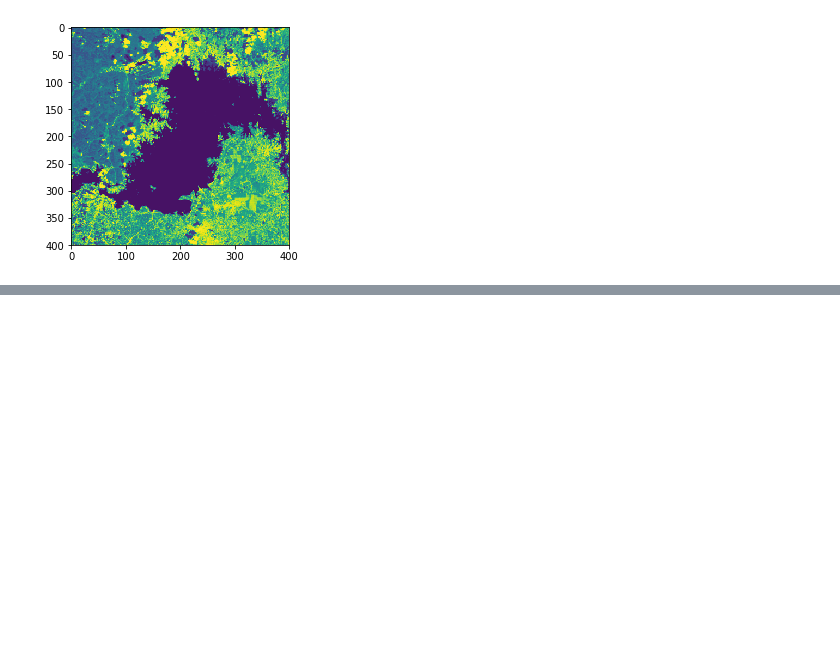
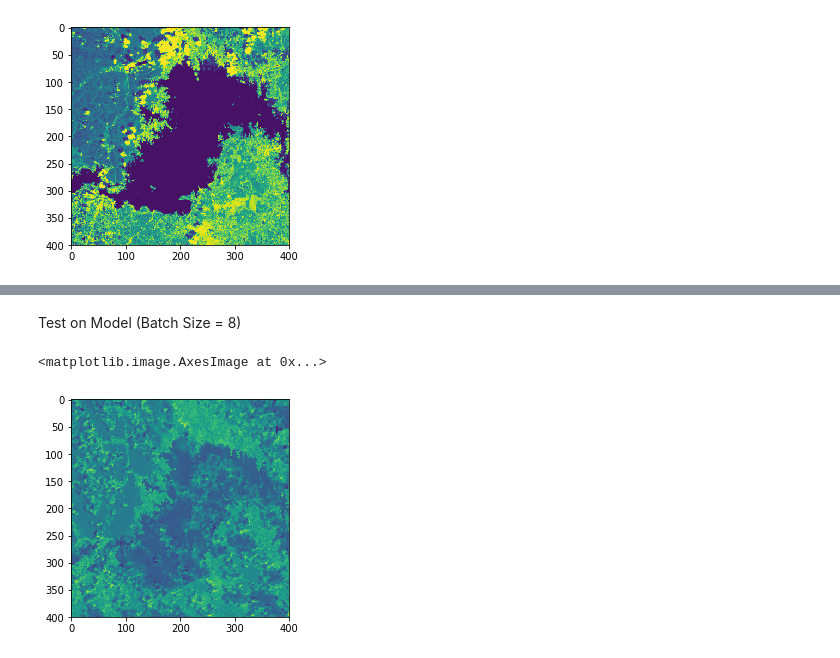
Before and after one commit to Hydroviet/CNN-L8-Recovery, a Jupyter notebook: TestNN_Real_Cloud.ipynb, the cells around one changed output, grey strips where cells are left out. Saved outputs shown, nothing was run; the diff lists cells and outputs as text; code cells hidden in the pictures; blank space fills up the shorter version.

```diff
--- a/TestNN_Real_Cloud.ipynb
+++ b/TestNN_Real_Cloud.ipynb
@@ -20,14 +22,16 @@ input2 = Referenced images (cloud-free)
 # %%
 input1 = Input(shape=(400,400,1), name='input1')
 input2 = Input(shape=(400,400,1), name='input2')
+input3 = Input(shape=(400,400,1), name='input3')
 
-conv_1 = Conv2D(30, (3, 3),padding='same')(input1)
-conv_2 = Conv2D(30, (3, 3),padding='same')(input2)
+conv_1 = Conv2D(30, (3, 3), padding='same')(input1)
+conv_2 = Conv2D(30, (3, 3), padding='same')(input2)
+conv_3 = Conv2D(60, (3, 3), padding='same')(input3)
 
 concat_1_2 = concatenate([conv_1, conv_2], axis=-1)
 concat_1_2 = Activation('relu')(concat_1_2)
 
-concat_1_2 = Dropout(0.5)(concat_1_2)
+# concat_1_2 = Dropout(0.5)(concat_1_2)
 
 feature_3 = Conv2D(filters=20, kernel_size=(3, 3),padding='same')(concat_1_2)
 feature_5 = Conv2D(filters=20, kernel_size=(5, 5),padding='same')(concat_1_2)
@@ -35,25 +39,27 @@ feature_7 = Conv2D(filters=20, kernel_size=(7, 7),padding='same')(concat_1_2)
 feature_3_5_7 = concatenate([feature_3, feature_5, feature_7])
 feature_3_5_7 = Activation('relu')(feature_3_5_7)
 
-feature_3_5_7 = Dropout(0.5)(feature_3_5_7)
+# feature_3_5_7 = Dropout(0.5)(feature_3_5_7)
 
 sum0 = add([concat_1_2, feature_3_5_7])
 
 conv1 = Conv2D(filters=60, kernel_size=(3,3), padding='same',activation='relu')(sum0)
-conv2 = Conv2D(filters=30, kernel_size=(3,3), padding='same',activation='relu')(conv1)
+conv2 = Conv2D(filters=60, kernel_size=(3,3), padding='same',activation='relu')(conv1)
 
-sum1 = add([conv_2, conv2])
+sum1 = add([conv2, conv_3])
 conv3 = Conv2D(filters=60, kernel_size=(3,3), dilation_rate=2, padding='same',activation='relu')(sum1)
 conv4 = Conv2D(filters=60, kernel_size=(3,3), dilation_rate=3, padding='same',activation='relu')(conv3)
 conv5 = Conv2D(filters=60, kernel_size=(3,3), dilation_rate=2, padding='same',activation='relu')(conv4)
-sum2 = add([conv3, conv5])
+sum2 = add([conv5, conv_3])
 
 conv6 = Conv2D(filters=60, kernel_size=(3,3), padding='same',activation='relu')(sum2)
-conv6 = Dropout(0.5)(conv6)
+# conv6 = Dropout(0.5)(conv6)
 
-conv7 = Conv2D(filters=1, kernel_size=(3,3), padding='same')(conv6)
+conv6_2 = add([conv6, conv1])
 
-model = Model([input1, input2], conv7)
+conv7 = Conv2D(filters=1, kernel_size=(3,3), padding='same')(conv6_2)
+
+model = Model([input1, input2, input3], conv7)
 # %% [markdown]
 #### Define PSNR Loss Metrics, remains loss function MSE ; Step Decay for Callbacks
 # %%
@@ -71,7 +78,7 @@ def step_decay(epoch):
 # %%
 adam = Adam(lr=0.0001, beta_1=0.9, beta_2=0.999, epsilon=1e-8)
 model.compile(optimizer=adam, loss='mean_squared_error', metrics=[PSNRLoss])
-model.load_weights('small_weight.h5')
+model.load_weights('final_small_weight.h5')
 # %% [markdown]
 ## Load data for testing
 # %%
@@ -119,7 +118,10 @@ plt.imshow(ref)
 # %% [output]
 <matplotlib.image.AxesImage at 0x...>
 [figure]
+# %%
+mask = np.reshape(mask, (1, 400, 400))
 # %%
 input1 = input1.reshape((1, 400, 400, 1))
 ref = ref.reshape((1, 400, 400, 1))
+mask = input1 + np.multiply(ref, np.reshape(mask, (mask.shape[0], 400, 400, 1)))
 # %%
@@ -126,0 +143,9 @@ output = model.predict([input1, ref])
+# %% [markdown]
+Test on Model (Batch Size = 8)
+# %%
+model.load_weights('final_small_weight_b8.h5')
+output2 = model.predict([input1, ref, mask])
+plt.imshow(output2[0,:,:,0])
+# %% [output]
+<matplotlib.image.AxesImage at 0x...>
+[figure, added]
```
Also changed, not shown: parts of 10 cells of this notebook, 4 other files.
